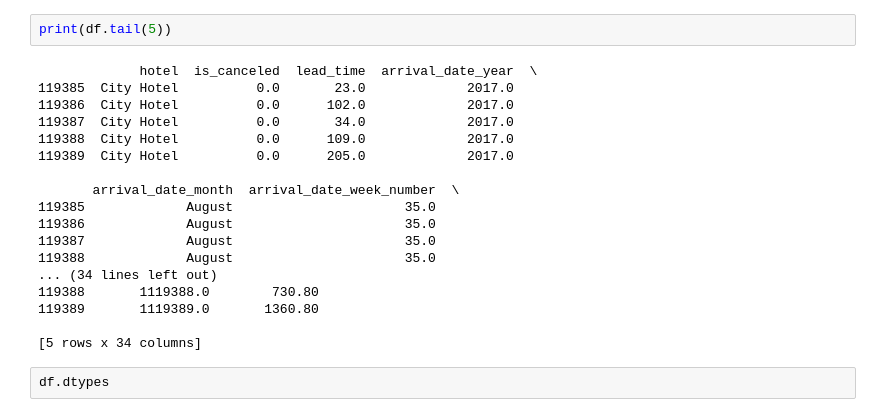
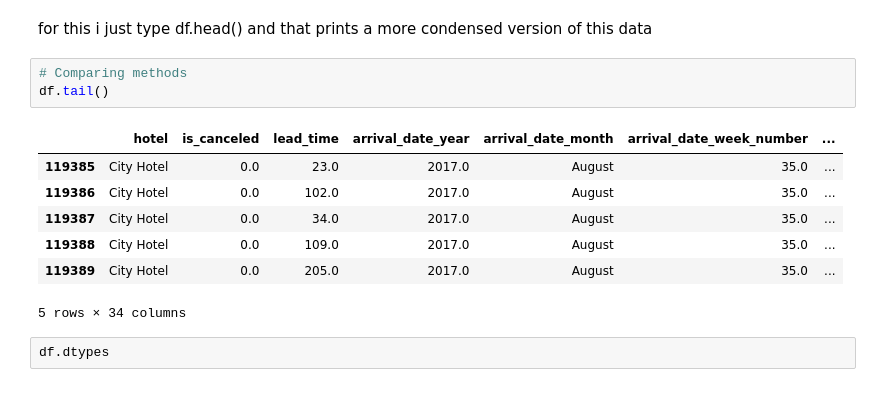
Before and after one commit to SimoneKris/KGS-Data-Analytics-Portfolio, a Jupyter notebook: hotel_evidence13.ipynb, the cells around one changed output. Drawn from its saved outputs; the diff is of its cells as text.

```diff
--- a/hotel_evidence13.ipynb
+++ b/hotel_evidence13.ipynb
@@ -34,23 +28,16 @@ print(df.head(5))
-# %%
-print(df.tail(5))
-# %% [output]
-             hotel  is_canceled  lead_time  arrival_date_year  \
-119385  City Hotel          0.0       23.0             2017.0
-119386  City Hotel          0.0      102.0             2017.0
-119387  City Hotel          0.0       34.0             2017.0
-119388  City Hotel          0.0      109.0             2017.0
-119389  City Hotel          0.0      205.0             2017.0
-
-       arrival_date_month  arrival_date_week_number  \
-119385             August                      35.0
-119386             August                      35.0
-119387             August                      35.0
-119388             August                      35.0
-... (34 lines left out)
-119388       1119388.0        730.80
-119389       1119389.0       1360.80
-
-[5 rows x 34 columns]
+# %% [markdown]
+for this i just type df.head() and that prints a more condensed version of this data
+# %%
+# Comparing methods
+df.tail()
+# %% [output]
+|  | hotel | is_canceled | lead_time | arrival_date_year | arrival_date_month | arrival_date_week_number | ... |
+| 119385 | City Hotel | 0.0 | 23.0 | 2017.0 | August | 35.0 | ... |
+| 119386 | City Hotel | 0.0 | 102.0 | 2017.0 | August | 35.0 | ... |
+| 119387 | City Hotel | 0.0 | 34.0 | 2017.0 | August | 35.0 | ... |
+| 119388 | City Hotel | 0.0 | 109.0 | 2017.0 | August | 35.0 | ... |
+| 119389 | City Hotel | 0.0 | 205.0 | 2017.0 | August | 35.0 | ... |
+5 rows × 34 columns
 # %%
 df.dtypes
 # %% [output]
```
Also changed, not shown: parts of 29 cells of this notebook.
